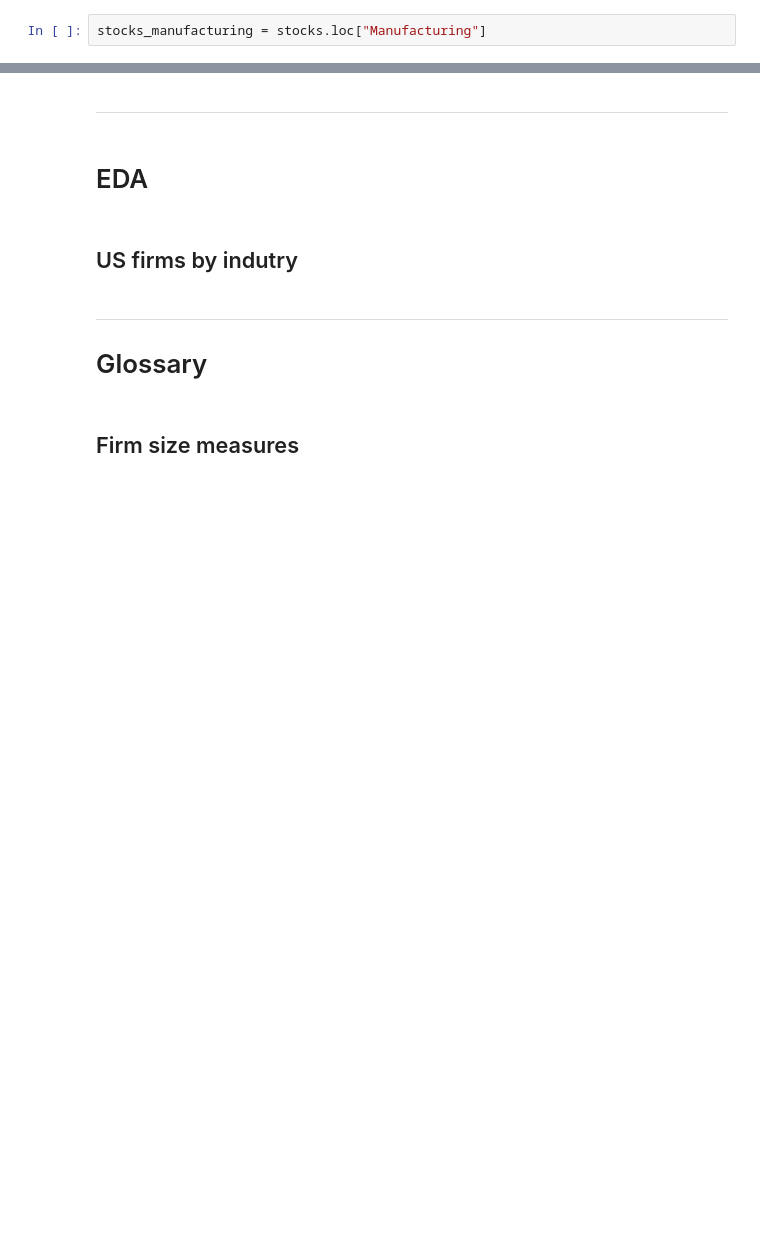
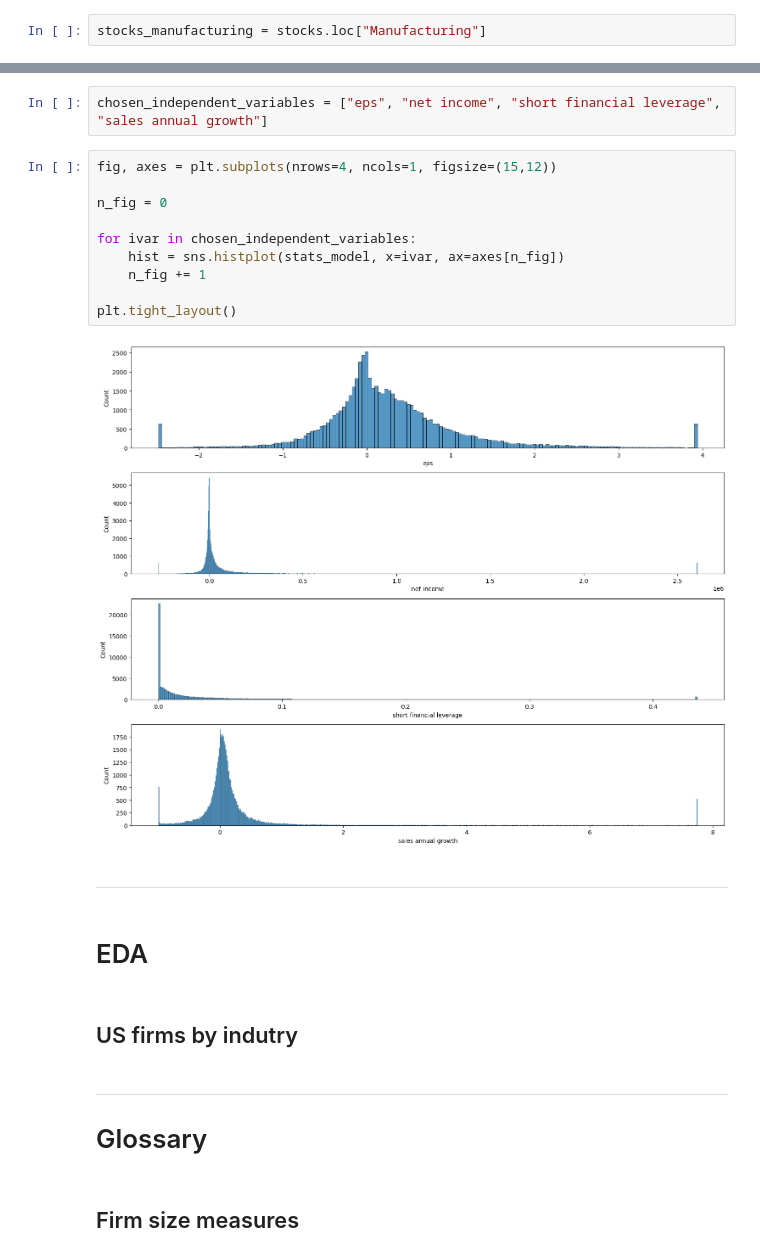
Before and after one commit to carlosahs/tc3006c-stats-module, a Jupyter notebook: stock_stats.ipynb, the cells around one changed output, grey strips where cells are left out. Drawn from its saved outputs; the diff is of its cells as text; blank space fills up the shorter version.

```diff
--- a/stock_stats.ipynb
+++ b/stock_stats.ipynb
@@ -287,3 +371,17 @@ sns.pairplot(
+# %%
+chosen_independent_variables = ["eps", "net income", "short financial leverage", "sales annual growth"]
+# %%
+fig, axes = plt.subplots(nrows=4, ncols=1, figsize=(15,12))
+
+n_fig = 0
+
+for ivar in chosen_independent_variables:
+    hist = sns.histplot(stats_model, x=ivar, ax=axes[n_fig])
+    n_fig += 1
+
+plt.tight_layout()
+# %% [output]
+[figure, added]
 # %% [markdown]
 ---
 # %% [markdown]
```
Also changed, not shown: parts of 25 cells of this notebook.
